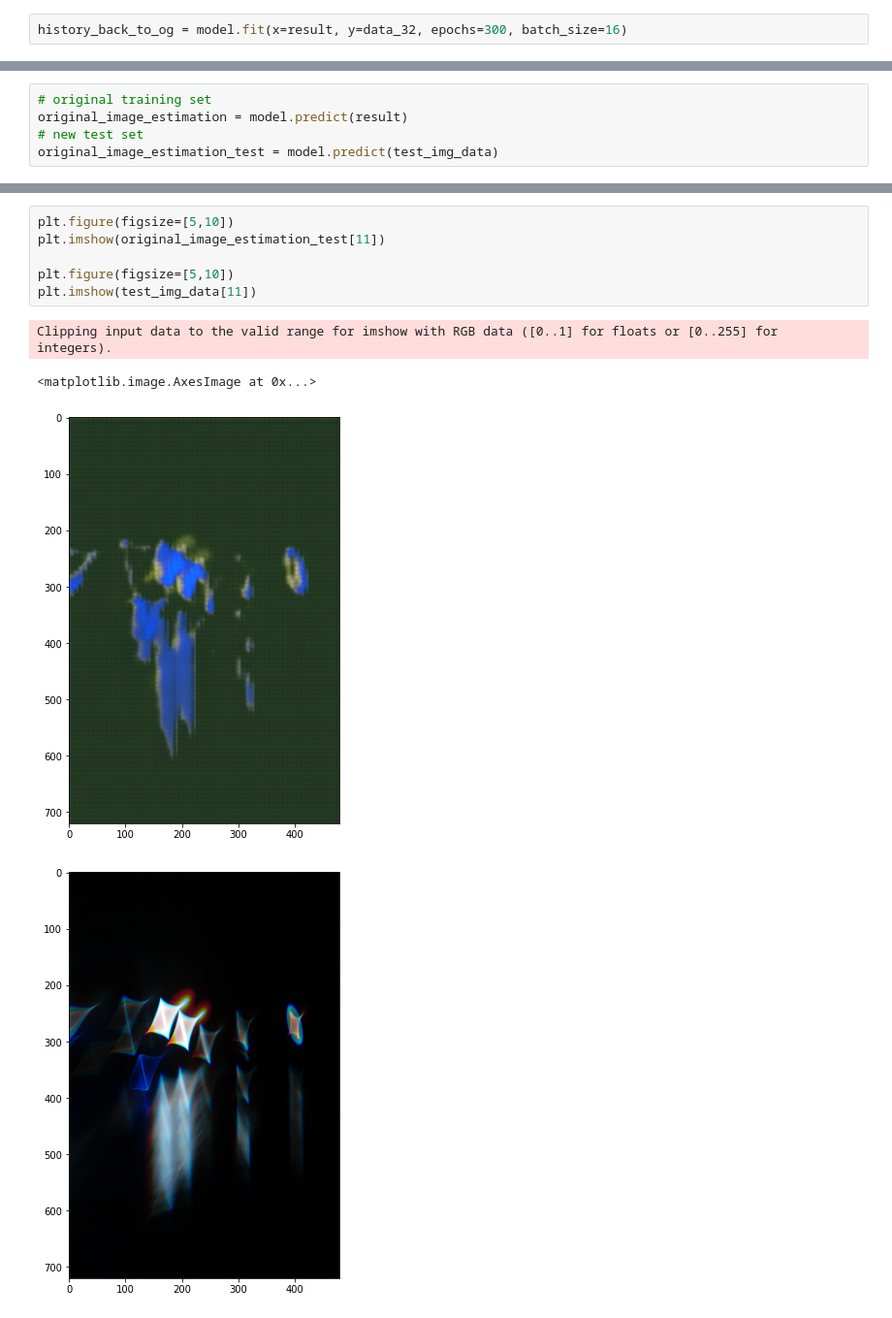
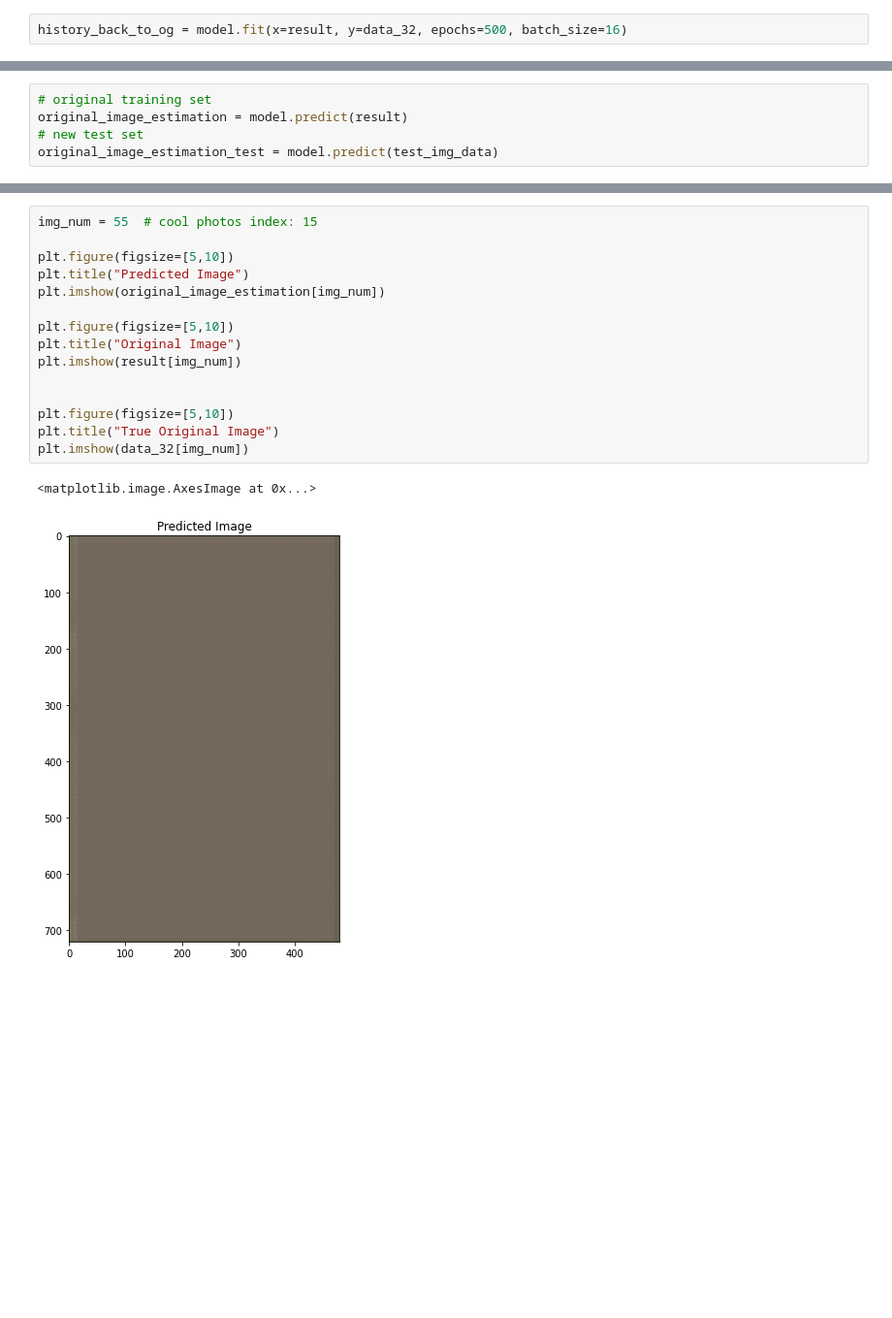
Before and after one commit to tjensen8/abstract-painting, a Jupyter notebook: notebooks/model-example/0-modeling.ipynb, the cells around one changed output, grey strips where cells are left out. Shown at 97% size. Cells and saved outputs as stored; diff of their text form; blank space fills up the shorter version.

```diff
--- a/notebooks/model-example/0-modeling.ipynb
+++ b/notebooks/model-example/0-modeling.ipynb
@@ -278,5 +239,5 @@ plt.imshow(test_img_data[10])
 # %% [markdown]
 ## Reverse Model to Try and Figure out Original Picture After Being Trained on Random Images Not Matching Each Other
 # %%
-history_back_to_og = model.fit(x=result, y=data_32, epochs=300, batch_size=16)
+history_back_to_og = model.fit(x=result, y=data_32, epochs=500, batch_size=16)
 # %% [output]
@@ -311,11 +267,18 @@ plt.imshow(result[11])
-# %%
-plt.figure(figsize=[5,10])
-plt.imshow(original_image_estimation_test[11])
-
-plt.figure(figsize=[5,10])
-plt.imshow(test_img_data[11])
-# %% [output]
-Clipping input data to the valid range for imshow with RGB data ([0..1] for floats or [0..255] for integers).
-<matplotlib.image.AxesImage at 0x...>
-[figure, removed]
-[figure, removed]
+# %%
+img_num = 55  # cool photos index: 15
+
+plt.figure(figsize=[5,10])
+plt.title("Predicted Image")
+plt.imshow(original_image_estimation[img_num])
+
+plt.figure(figsize=[5,10])
+plt.title("Original Image")
+plt.imshow(result[img_num])
+
+
+plt.figure(figsize=[5,10])
+plt.title("True Original Image")
+plt.imshow(data_32[img_num])
+# %% [output]
+<matplotlib.image.AxesImage at 0x...>
+[figure, added]
```
Also changed, not shown: parts of 21 cells of this notebook.
